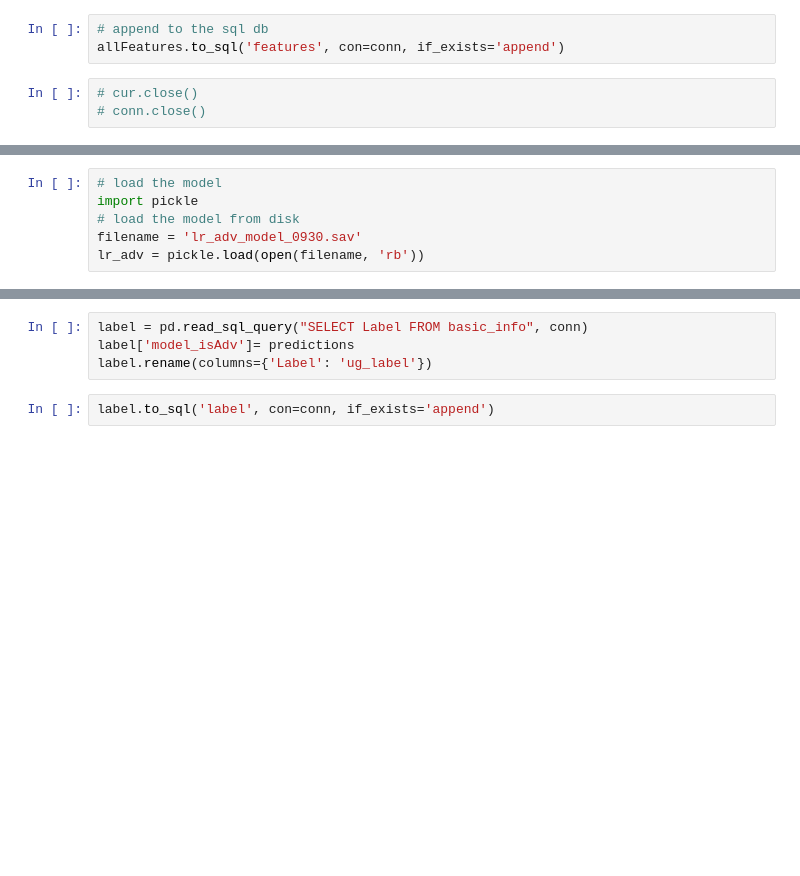
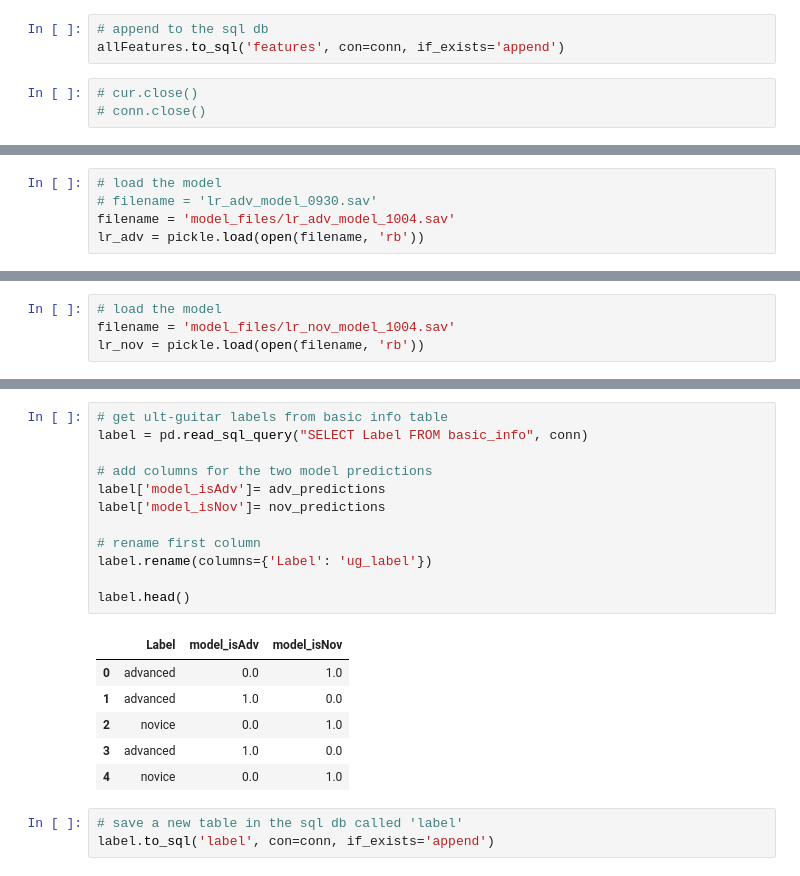
Before and after one commit to alevi813/chordRec, a Jupyter notebook: add_to_db.ipynb, the cells around one changed output, grey strips where cells are left out. Drawn from its saved outputs; the diff is of its cells as text; blank space fills up the shorter version.

Commit message:
reorg for model files and new eda notebooks

```diff
--- a/add_to_db.ipynb
+++ b/add_to_db.ipynb
@@ -162,8 +182,7 @@ allFeatures.to_sql('features', con=conn, if_exists='append')
 # %%
 # load the model
-import pickle
-# load the model from disk
-filename = 'lr_adv_model_0930.sav'
+# filename = 'lr_adv_model_0930.sav'
+filename = 'model_files/lr_adv_model_1004.sav'
 lr_adv = pickle.load(open(filename, 'rb'))
 # %%
 allFeat = pd.read_sql_query("SELECT * FROM features", conn) #get from sql
@@ -185,0 +202,4 @@ array([0, 0, 0, ..., 0, 1, 0], dtype=uint8)
+# %%
+# load the model
+filename = 'model_files/lr_nov_model_1004.sav'
+lr_nov = pickle.load(open(filename, 'rb'))
@@ -186,6 +211,22 @@ array([0, 0, 0, ..., 0, 1, 0], dtype=uint8)
 # %%
+# get ult-guitar labels from basic info table
 label = pd.read_sql_query("SELECT Label FROM basic_info", conn)
-label['model_isAdv']= predictions
+
+# add columns for the two model predictions
+label['model_isAdv']= adv_predictions
+label['model_isNov']= nov_predictions
+
+# rename first column
 label.rename(columns={'Label': 'ug_label'})
+
+label.head()
+# %% [output]
+|  | Label | model_isAdv | model_isNov |
+| 0 | advanced | 0.0 | 1.0 |
+| 1 | advanced | 1.0 | 0.0 |
+| 2 | novice | 0.0 | 1.0 |
+| 3 | advanced | 1.0 | 0.0 |
+| 4 | novice | 0.0 | 1.0 |
 # %%
+# save a new table in the sql db called 'label'
 label.to_sql('label', con=conn, if_exists='append')
```
Also changed, not shown: parts of 15 cells of this notebook, 17 other files.
